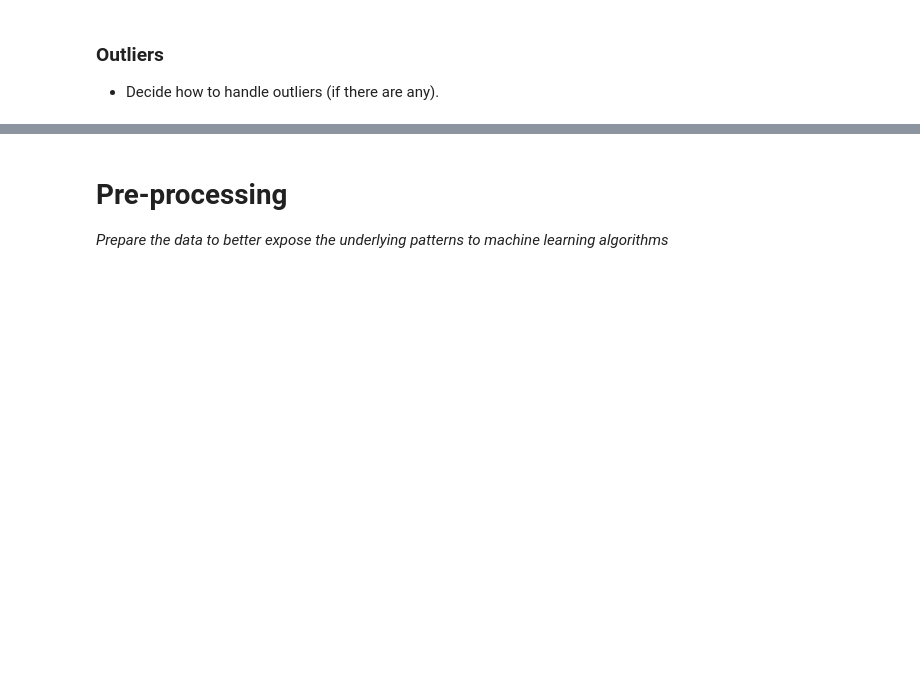
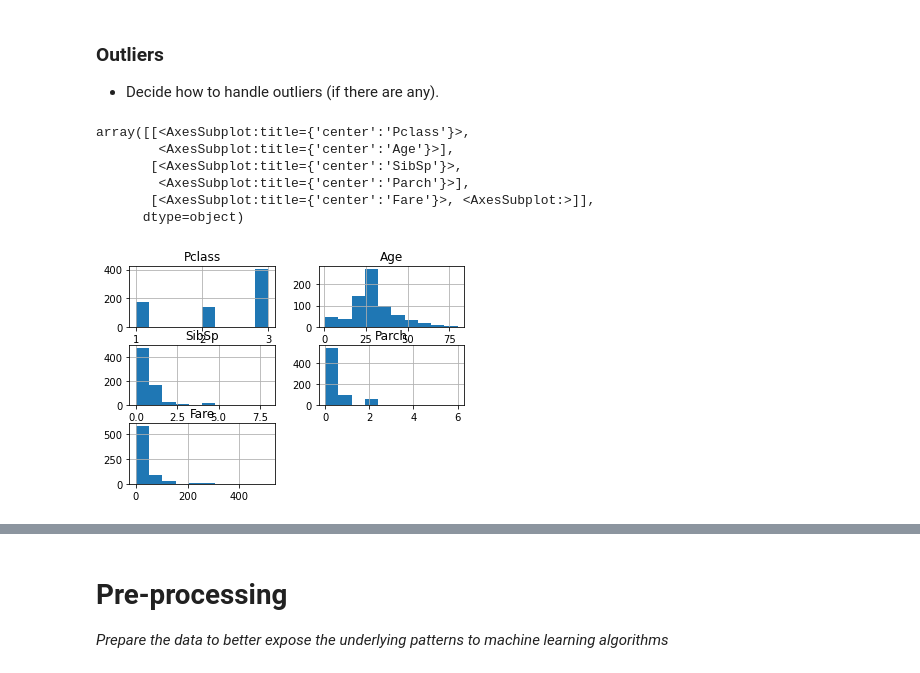
Before and after one commit to JonR45/Titanic, a Jupyter notebook: titanic_attempt_2.ipynb, the cells around one changed output, grey strips where cells are left out. Drawn from its saved outputs; the diff is of its cells as text; code cells hidden in the pictures; blank space fills up the shorter version.

```diff
--- a/titanic_attempt_2.ipynb
+++ b/titanic_attempt_2.ipynb
@@ -308,2 +443,3 @@ imputer = SimpleImputer(strategy='median')
 # %%
-# create a copy of the data without the text attributes 'Sex'
+# create a copy of the data with only the numerical features, which in this case is all but 'Embarked' and 'Sex'
+training_data_num = training_data_cleaned.drop(columns=['Embarked', 'Sex'], axis=1)
@@ -354,0 +446,3 @@ data_cleaned.head()
+# %%
+# fit the imputer instance
+imputer_median.fit(training_data_num)
@@ -354,0 +461,7 @@ data_cleaned.head()
+# %%
+# create a dataset with the missing values populated
+X = imputer_median.transform(training_data_num)
+# %%
+# create a pandas dataframe out of our transformed (medians replacing missing values) dataset
+training_data_tr = pd.DataFrame(data=X, columns=training_data_num.columns, index=training_data_num.index)
+training_data_tr.head()
@@ -355,3 +475,14 @@ data_cleaned.head()
 # %% [markdown]
 ### Outliers <a id='outliers' ><a/>
 * Decide how to handle outliers (if there are any).
+# %%
+# remind ourselves of the distribution of the numerical data
+training_data_tr.hist()
+# %% [output]
+array([[<AxesSubplot:title={'center':'Pclass'}>,
+        <AxesSubplot:title={'center':'Age'}>],
+       [<AxesSubplot:title={'center':'SibSp'}>,
+        <AxesSubplot:title={'center':'Parch'}>],
+       [<AxesSubplot:title={'center':'Fare'}>, <AxesSubplot:>]],
+      dtype=object)
+[figure, added]
```
Also changed, not shown: parts of 87 cells of this notebook.
